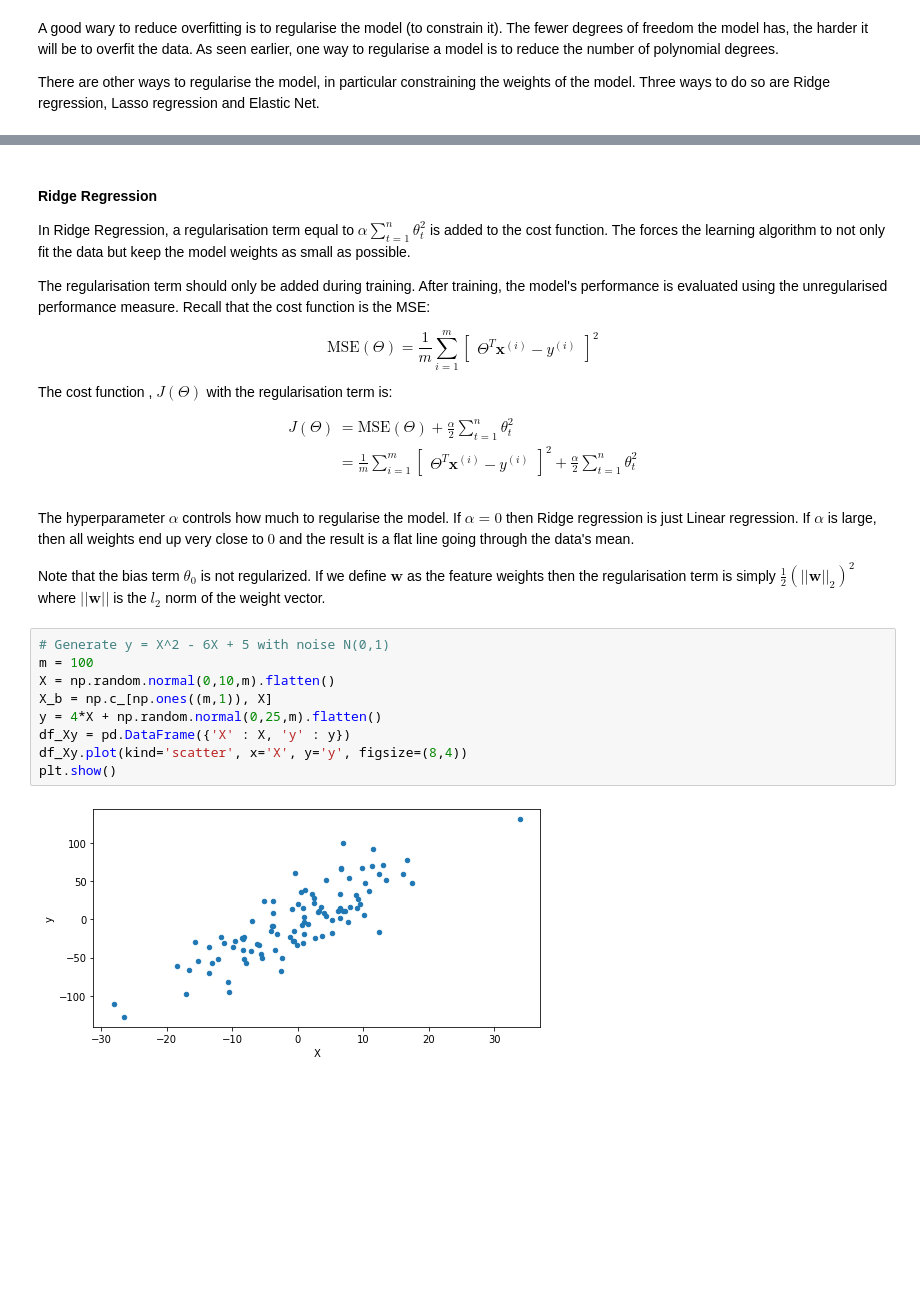
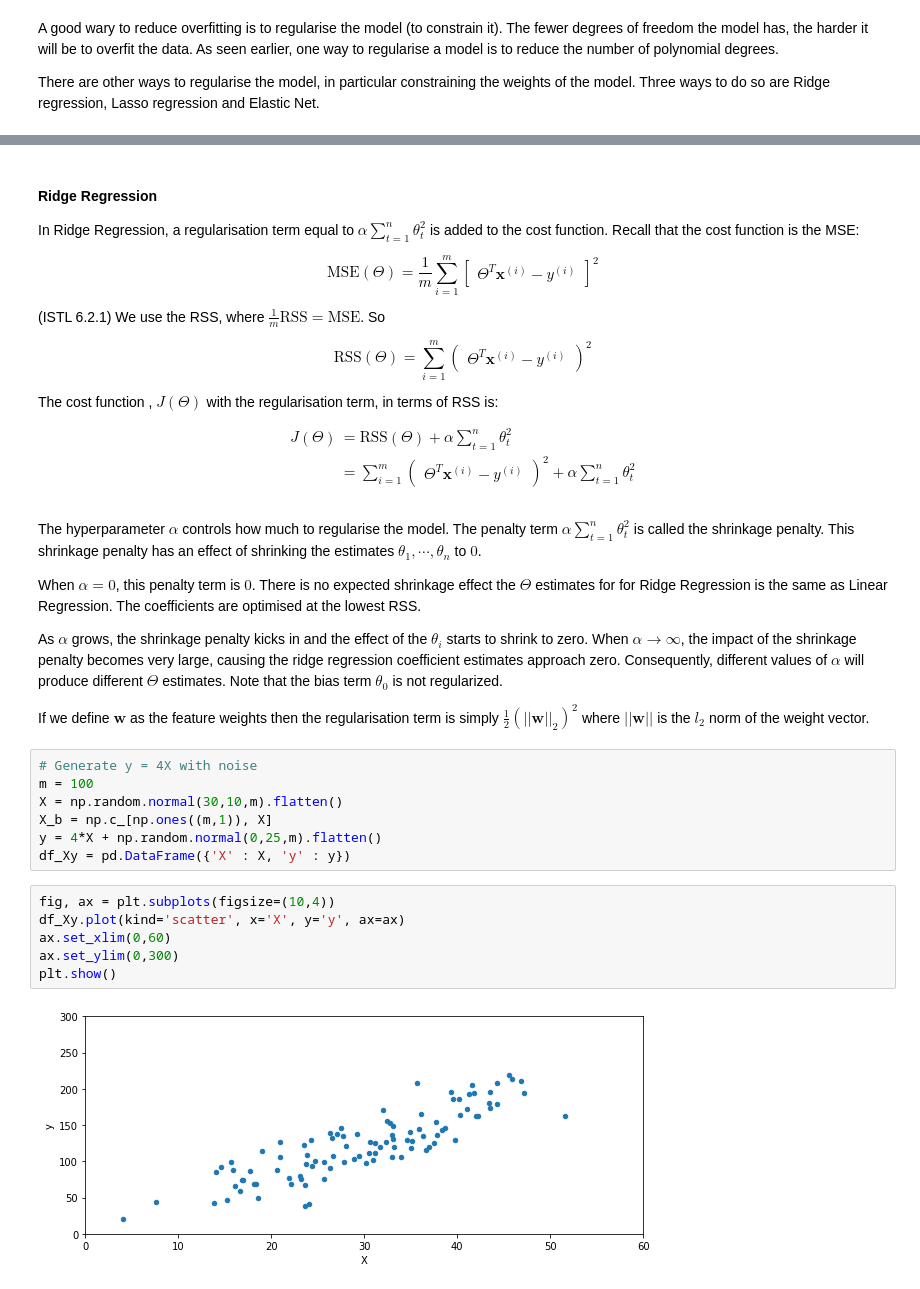
Before and after one commit to bryanblackbee/topic__hands-on-machine-learning, a Jupyter notebook: chap04/04-textbook-training-models-03.ipynb, the cells around one changed output, grey strips where cells are left out. Cells and saved outputs as stored; diff of their text form; blank space fills up the shorter version.

Commit message:
start on 6

```diff
--- a/chap04/04-textbook-training-models-03.ipynb
+++ b/chap04/04-textbook-training-models-03.ipynb
@@ -18,30 +18,40 @@ from sklearn.model_selection import train_test_split
 # %% [markdown]
 #### Ridge Regression
 
-In Ridge Regression, a regularisation term equal to $\alpha \sum_{t=1}^n \theta_t^2$ is added to the cost function. The forces the learning algorithm to not only fit the data but keep the model weights as small as possible.
-
-The regularisation term should only be added during training. After training, the model's performance is evaluated using the unregularised performance measure. Recall that the cost function is the MSE:
+In Ridge Regression, a regularisation term equal to $\alpha \sum_{t=1}^n \theta_t^2$ is added to the cost function. Recall that the cost function is the MSE:
 
 $$\text{MSE} (\Theta) = \frac 1 m \sum_{i=1}^m \begin{bmatrix} \Theta^T \mathbf x^{(i)} - y^{(i)}\end{bmatrix}^2$$
 
-The cost function , $J(\Theta)$ with the regularisation term is:
+(ISTL 6.2.1) We use the RSS, where $\frac 1m \text{RSS} = \text{MSE}$. So
 
-$$\begin{align}J(\Theta) &= \text{MSE} (\Theta) + \frac{\alpha}{2} \sum_{t=1}^n \theta_t^2 \\&= \frac 1 m \sum_{i=1}^m \begin{bmatrix} \Theta^T \mathbf x^{(i)} - y^{(i)}\end{bmatrix}^2  + \frac{\alpha}{2} \sum_{t=1}^n \theta_t^2\end{align}$$
+$$\text{RSS} (\Theta) = \sum_{i=1}^m \begin{pmatrix} \Theta^T \mathbf x^{(i)} - y^{(i)}\end{pmatrix}^2$$
+
+The cost function , $J(\Theta)$ with the regularisation term, in terms of RSS is:
+
+$$\begin{align}J(\Theta) &= \text{RSS} (\Theta) + \alpha \sum_{t=1}^n \theta_t^2 \\&= \sum_{i=1}^m \begin{pmatrix} \Theta^T \mathbf x^{(i)} - y^{(i)}\end{pmatrix}^2  + {\alpha} \sum_{t=1}^n \theta_t^2\end{align}$$
 # %% [markdown]
-The hyperparameter $\alpha$ controls how much to regularise the model. If $\alpha=0$ then Ridge regression is just Linear regression. If $\alpha$ is large, then all weights end up very close to $0$ and the result is a flat line going through the data's mean.
+The hyperparameter $\alpha$ controls how much to regularise the model. The penalty term $\alpha \sum_{t=1}^n \theta_t^2$ is called the shrinkage penalty. This shrinkage penalty has an effect of shrinking the estimates $\theta_1, \cdots, \theta_n$ to $0$.
 
-Note that the bias term $\theta_0$ is not regularized. If we define $\mathbf w$ as the feature weights then the regularisation term is simply $\frac12(||\mathbf w||_2)^2$ where $||\mathbf w||$ is the $l_2$ norm of the weight vector.
+When $\alpha=0$, this penalty term is $0$. There is no expected shrinkage effect the $\Theta$ estimates for for Ridge Regression is the same as Linear Regression. The coefficients are optimised at the lowest RSS.
+
+As $\alpha$ grows, the shrinkage penalty kicks in and the effect of the $\theta_i$ starts to shrink to zero. When $\alpha \rightarrow \infty$, the impact of the shrinkage penalty becomes very large, causing the ridge regression coefficient estimates approach zero. Consequently, different values of $\alpha$ will produce different $\Theta$ estimates. Note that the bias term $\theta_0$ is not regularized.
+
+If we define $\mathbf w$ as the feature weights then the regularisation term is simply $\frac12(||\mathbf w||_2)^2$ where $||\mathbf w||$ is the $l_2$ norm of the weight vector.
 # %%
-# Generate y = X^2 - 6X + 5 with noise N(0,1)
+# Generate y = 4X with noise
 m = 100
-X = np.random.normal(0,10,m).flatten()
+X = np.random.normal(30,10,m).flatten()
 X_b = np.c_[np.ones((m,1)), X]
 y = 4*X + np.random.normal(0,25,m).flatten()
 df_Xy = pd.DataFrame({'X' : X, 'y' : y})
-df_Xy.plot(kind='scatter', x='X', y='y', figsize=(8,4))
-plt.show()
-# %% [output]
-[figure, removed]
+# %%
+fig, ax = plt.subplots(figsize=(10,4))
+df_Xy.plot(kind='scatter', x='X', y='y', ax=ax)
+ax.set_xlim(0,60)
+ax.set_ylim(0,300)
+plt.show()
+# %% [output]
+[figure, added]
 # %%
 # Test the model using new X_test
 lin_X = np.linspace(X.min(), X.max(),m)
```
Also changed, not shown: parts of 17 cells of this notebook, 2 other files.
